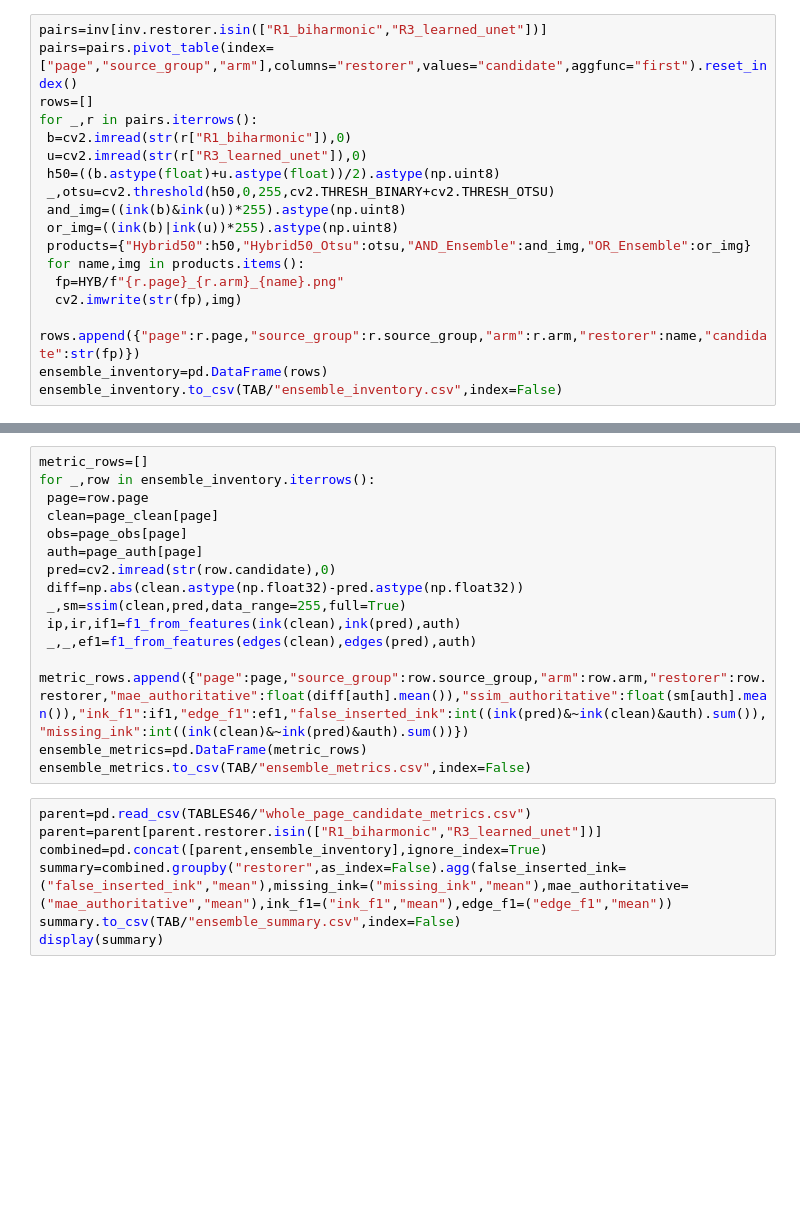
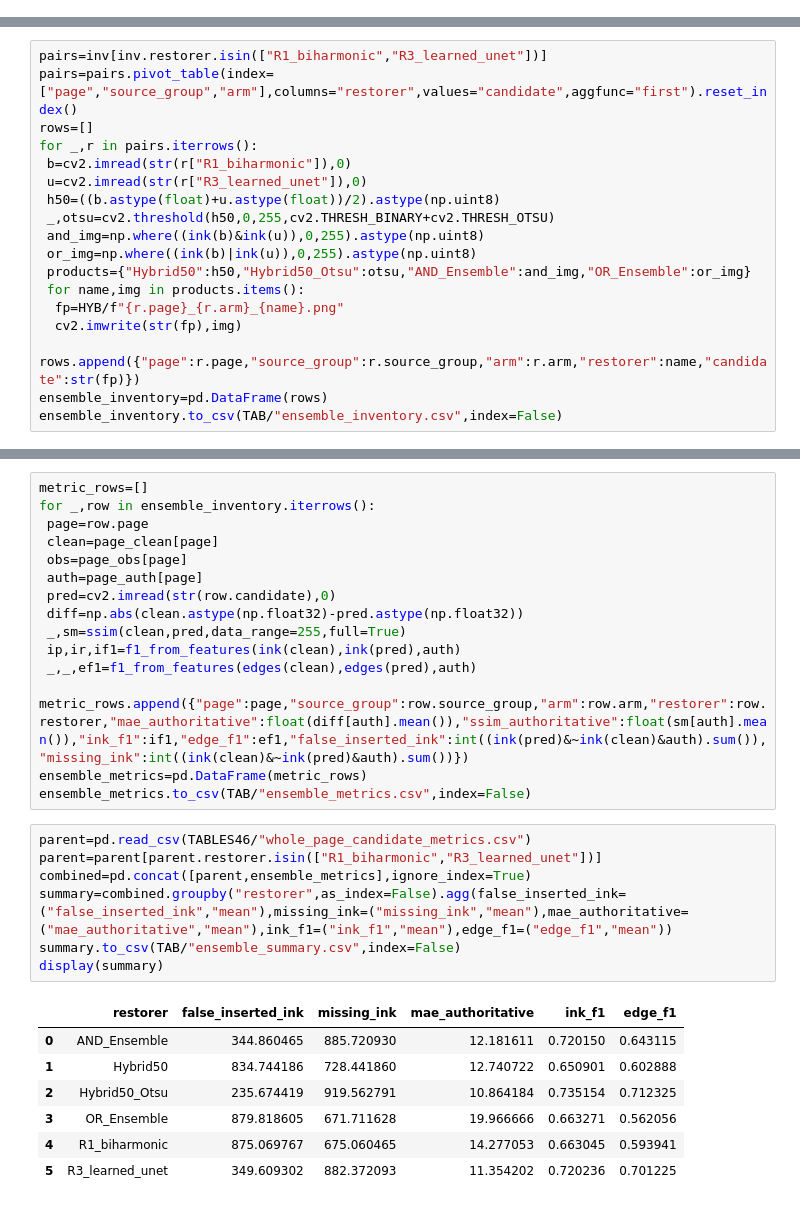
Before and after one commit to debolton/MusicAnnotationProject, a Jupyter notebook: notebooks/experimentation_v8/48R2_Binary_Ensemble_Test.ipynb, the cells around one changed output, grey strips where cells are left out. Saved outputs shown, nothing was run; the diff lists cells and outputs as text; blank space fills up the shorter version.

```diff
--- a/notebooks/experimentation_v8/48R2_Binary_Ensemble_Test.ipynb
+++ b/notebooks/experimentation_v8/48R2_Binary_Ensemble_Test.ipynb
@@ -39,18 +0,0 @@ def f1_from_features(ref,pred,reg,tol=1):
-# %%
-pairs=inv[inv.restorer.isin(["R1_biharmonic","R3_learned_unet"])]
-pairs=pairs.pivot_table(index=["page","source_group","arm"],columns="restorer",values="candidate",aggfunc="first").reset_index()
-rows=[]
-for _,r in pairs.iterrows():
- b=cv2.imread(str(r["R1_biharmonic"]),0)
- u=cv2.imread(str(r["R3_learned_unet"]),0)
- h50=((b.astype(float)+u.astype(float))/2).astype(np.uint8)
- _,otsu=cv2.threshold(h50,0,255,cv2.THRESH_BINARY+cv2.THRESH_OTSU)
- and_img=((ink(b)&ink(u))*255).astype(np.uint8)
- or_img=((ink(b)|ink(u))*255).astype(np.uint8)
- products={"Hybrid50":h50,"Hybrid50_Otsu":otsu,"AND_Ensemble":and_img,"OR_Ensemble":or_img}
- for name,img in products.items():
-  fp=HYB/f"{r.page}_{r.arm}_{name}.png"
-  cv2.imwrite(str(fp),img)
-  rows.append({"page":r.page,"source_group":r.source_group,"arm":r.arm,"restorer":name,"candidate":str(fp)})
-ensemble_inventory=pd.DataFrame(rows)
-ensemble_inventory.to_csv(TAB/"ensemble_inventory.csv",index=False)
@@ -57,3 +43,21 @@ ensemble_inventory.to_csv(TAB/"ensemble_inventory.csv",index=False)
+# %%
+pairs=inv[inv.restorer.isin(["R1_biharmonic","R3_learned_unet"])]
+pairs=pairs.pivot_table(index=["page","source_group","arm"],columns="restorer",values="candidate",aggfunc="first").reset_index()
+rows=[]
+for _,r in pairs.iterrows():
+ b=cv2.imread(str(r["R1_biharmonic"]),0)
+ u=cv2.imread(str(r["R3_learned_unet"]),0)
+ h50=((b.astype(float)+u.astype(float))/2).astype(np.uint8)
+ _,otsu=cv2.threshold(h50,0,255,cv2.THRESH_BINARY+cv2.THRESH_OTSU)
+ and_img=np.where((ink(b)&ink(u)),0,255).astype(np.uint8)
+ or_img=np.where((ink(b)|ink(u)),0,255).astype(np.uint8)
+ products={"Hybrid50":h50,"Hybrid50_Otsu":otsu,"AND_Ensemble":and_img,"OR_Ensemble":or_img}
+ for name,img in products.items():
+  fp=HYB/f"{r.page}_{r.arm}_{name}.png"
+  cv2.imwrite(str(fp),img)
+  rows.append({"page":r.page,"source_group":r.source_group,"arm":r.arm,"restorer":name,"candidate":str(fp)})
+ensemble_inventory=pd.DataFrame(rows)
+ensemble_inventory.to_csv(TAB/"ensemble_inventory.csv",index=False)
 # %%
 # Copy the page_clean/page_obs/page_auth reconstruction cells from 46R6 here.
 # Then replace whole_candidates with ensemble_inventory and run the same whole-page scoring block.
@@ -99,10 +107,18 @@ ensemble_metrics.to_csv(TAB/"ensemble_metrics.csv",index=False)
 # %%
 parent=pd.read_csv(TABLES46/"whole_page_candidate_metrics.csv")
 parent=parent[parent.restorer.isin(["R1_biharmonic","R3_learned_unet"])]
-combined=pd.concat([parent,ensemble_inventory],ignore_index=True)
+combined=pd.concat([parent,ensemble_metrics],ignore_index=True)
 summary=combined.groupby("restorer",as_index=False).agg(false_inserted_ink=("false_inserted_ink","mean"),missing_ink=("missing_ink","mean"),mae_authoritative=("mae_authoritative","mean"),ink_f1=("ink_f1","mean"),edge_f1=("edge_f1","mean"))
 summary.to_csv(TAB/"ensemble_summary.csv",index=False)
 display(summary)
+# %% [output]
+|  | restorer | false_inserted_ink | missing_ink | mae_authoritative | ink_f1 | edge_f1 |
+| 0 | AND_Ensemble | 344.860465 | 885.720930 | 12.181611 | 0.720150 | 0.643115 |
+| 1 | Hybrid50 | 834.744186 | 728.441860 | 12.740722 | 0.650901 | 0.602888 |
+| 2 | Hybrid50_Otsu | 235.674419 | 919.562791 | 10.864184 | 0.735154 | 0.712325 |
+| 3 | OR_Ensemble | 879.818605 | 671.711628 | 19.966666 | 0.663271 | 0.562056 |
+| 4 | R1_biharmonic | 875.069767 | 675.060465 | 14.277053 | 0.663045 | 0.593941 |
+| 5 | R3_learned_unet | 349.609302 | 882.372093 | 11.354202 | 0.720236 | 0.701225 |
 # %%
 plt.figure(figsize=(8,6))
 plt.scatter(summary.false_inserted_ink,summary.missing_ink,s=200)
```
Also changed, not shown: parts of 11 cells of this notebook.
